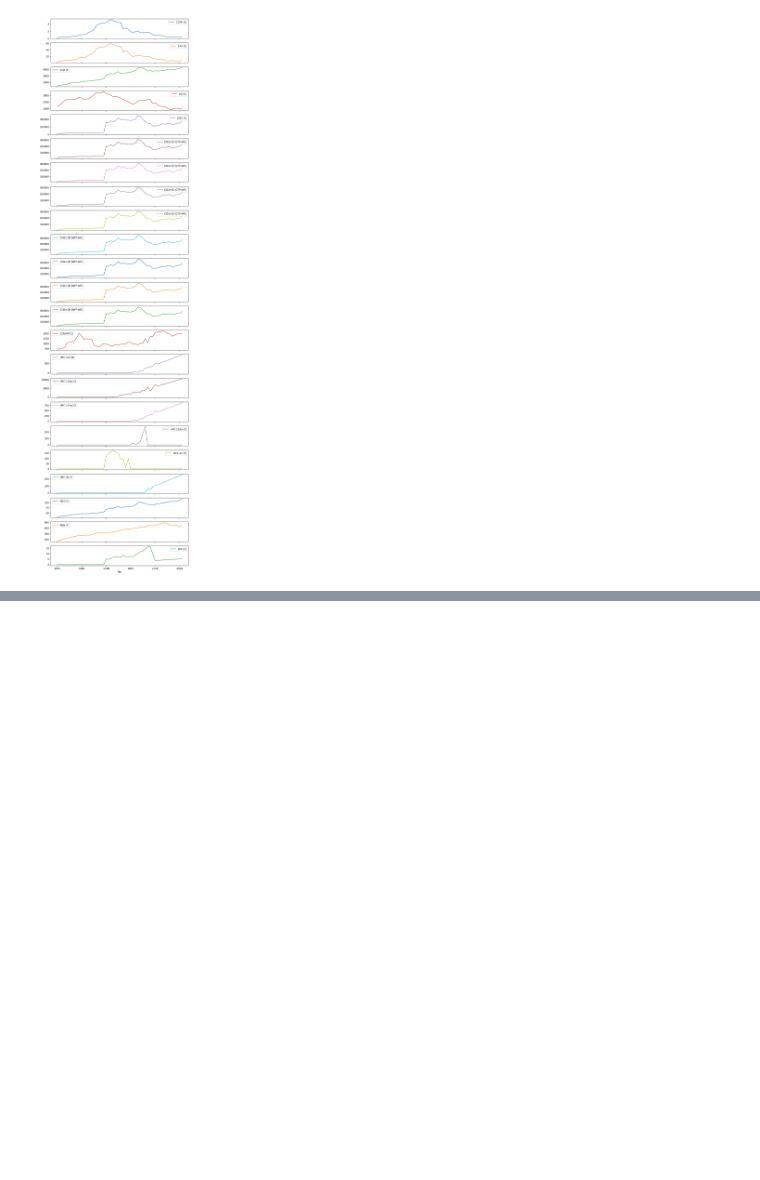
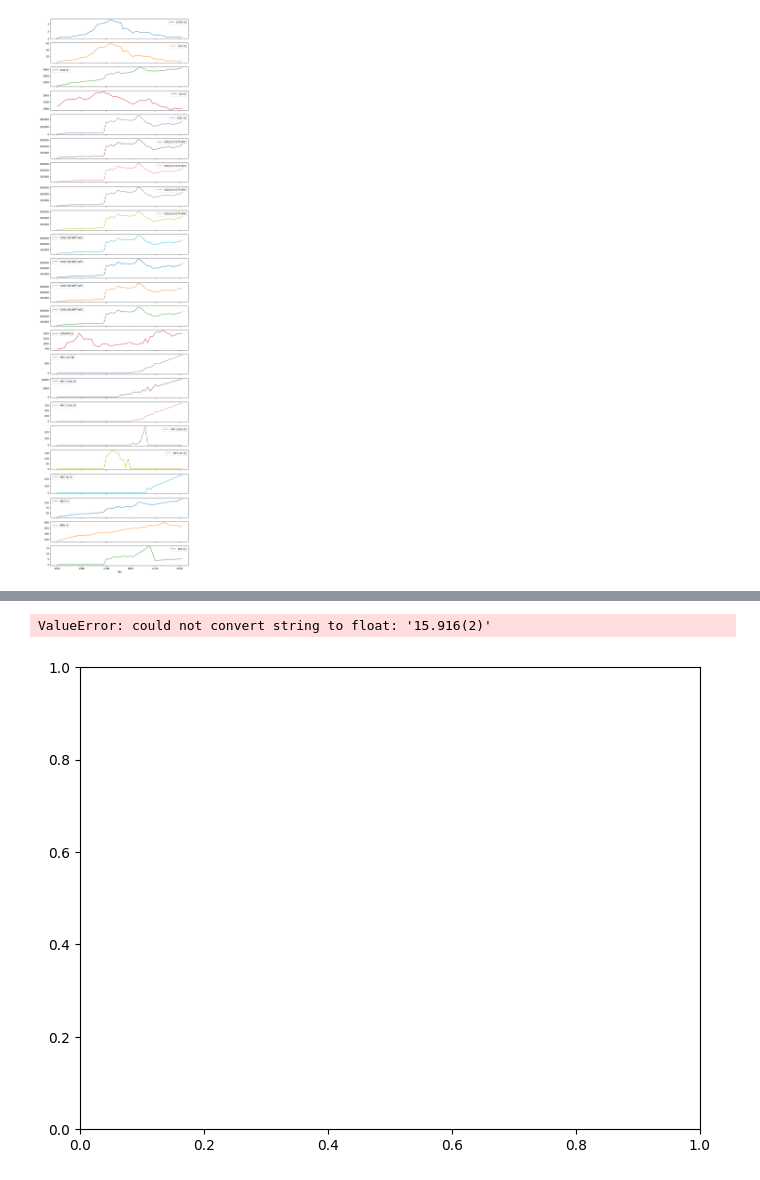
Before and after one commit to Iltonns/Estudo-e-Projetos-Alura, a Jupyter notebook: Python para Data Sciense/Pandas/Selecionando e Agrupando dados/Conhecendo os dados.ipynb, the cells around one changed output, grey strips where cells are left out. Saved outputs shown, nothing was run; the diff lists cells and outputs as text; code cells hidden in the pictures; blank space fills up the shorter version.

```diff
--- a/Python para Data Sciense/Pandas/Selecionando e Agrupando dados/Conhecendo os dados.ipynb
+++ b/Python para Data Sciense/Pandas/Selecionando e Agrupando dados/Conhecendo os dados.ipynb
@@ -622,0 +666,9 @@ media_emissao_anual.plot(subplots=True, figsize=(10,40));
+# %%
+# convertendo a coluna 'POPULAÇÃO' para o tipo inteiro
+populacao_estados = populacao_estados.astype({'populacao':'float'}).astype({'populacao':'int64'})
+
+"""O metodo astype() do pandas é utilizado para converter o tipo de dados de uma coluna em um DataFrame. No exemplo acima, populacao_estados.astype({'populacao':'float'}) converte a coluna 'populacao' para o tipo float, permitindo que os valores sejam tratados como números decimais. Em seguida, o método astype({'populacao':'int64'}) é chamado novamente para converter a mesma coluna para o tipo inteiro (int64), removendo qualquer parte decimal dos valores. O resultado é um DataFrame onde a coluna 'populacao' agora contém valores inteiros."""
+# %%
+# agrupando a população por estado e somando os valores
+populacao_estados = populacao_estados.groupby('UF')[['populacao']].sum().reset_index()
+populacao_estados
@@ -622,0 +693,4 @@ media_emissao_anual.plot(subplots=True, figsize=(10,40));
+# %%
+# realizando o merge entre os DataFrames de emissão de gases e população dos estados
+emissao_estados = emissoes_por_ano[emissoes_por_ano['Ano'] == 2021].groupby('Estado')[['Emissão']].sum().reset_index()
+emissao_estados
@@ -622,0 +715,6 @@ media_emissao_anual.plot(subplots=True, figsize=(10,40));
+# %%
+# realizando o merge entre os DataFrames de emissão de gases e população dos estados
+dados_agrupados = pd.merge(emissao_estados, populacao_estados, left_on = 'Estado', right_on = 'UF')
+dados_agrupados
+
+"""O metodo merge() do pandas é utilizado para combinar dois DataFrames com base em uma ou mais colunas comuns. No exemplo acima, estamos realizando um merge entre os DataFrames emissao_estados e populacao_estados. O parâmetro left_on='Estado' especifica a coluna do DataFrame emissao_estados que será usada como chave para o merge, enquanto o parâmetro right_on='UF' especifica a coluna do DataFrame populacao_estados que será usada como chave correspondente. O resultado é um novo DataFrame chamado dados_agrupados, que contém as colunas de ambos os DataFrames combinadas com base nas chaves especificadas."""
@@ -622,0 +735,6 @@ media_emissao_anual.plot(subplots=True, figsize=(10,40));
+# %%
+# plotando um gráfico de dispersão entre população e emissão de gases estufa por estado em 2021
+dados_agrupados.plot(x = 'POPULAÇÃO', y= 'Emissão', kind = 'scatter', figsize=(8,6));
+# %% [output]
+ValueError: could not convert string to float: '15.916(2)'
+[figure, added]
```
Also changed, not shown: parts of 22 cells of this notebook, 4 other files.
